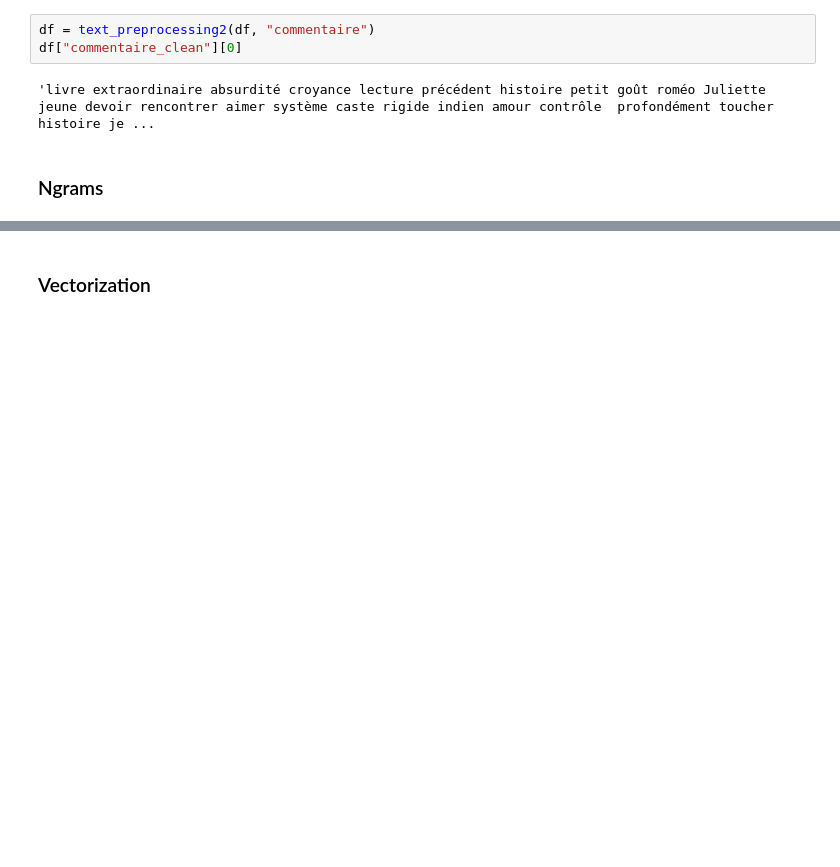
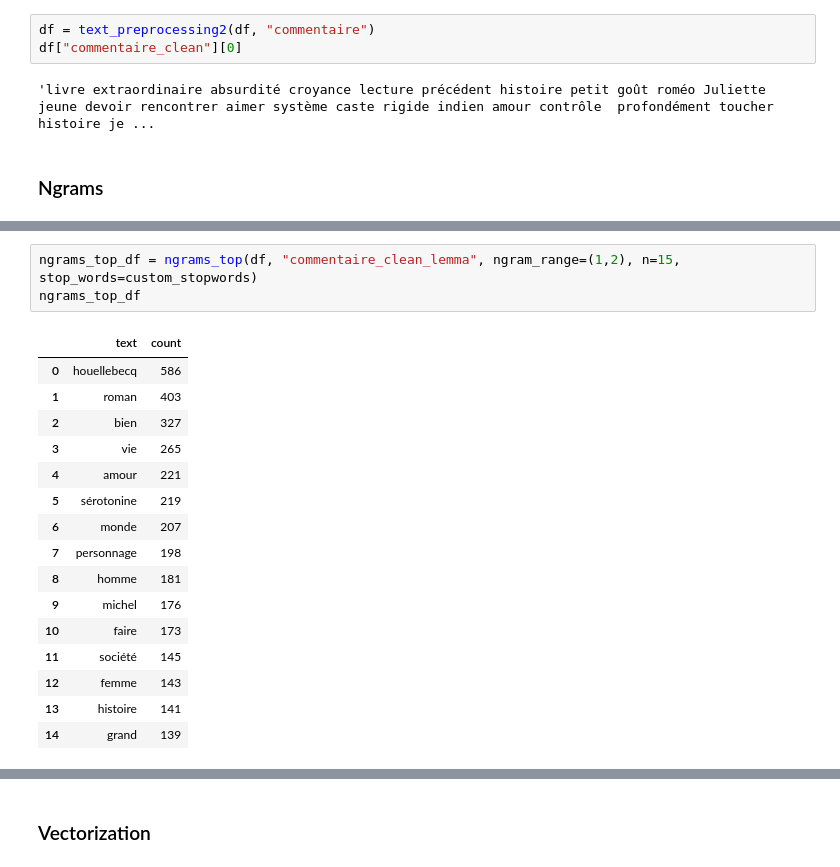
Before and after one commit to edtjulien/Books-recommendations, a Jupyter notebook: analyse/david-processing.ipynb, the cells around one changed output, grey strips where cells are left out. Saved outputs shown, nothing was run; the diff lists cells and outputs as text; blank space fills up the shorter version.

```diff
--- a/analyse/david-processing.ipynb
+++ b/analyse/david-processing.ipynb
@@ -214 +340,21 @@ ngrams_top_df
+# %%
+ngrams_top_df = ngrams_top(df, "commentaire_clean_lemma", ngram_range=(1,2), n=15, stop_words=custom_stopwords)
+ngrams_top_df
+# %% [output]
+|  | text | count |
+| 0 | houellebecq | 586 |
+| 1 | roman | 403 |
+| 2 | bien | 327 |
+| 3 | vie | 265 |
+| 4 | amour | 221 |
+| 5 | sérotonine | 219 |
+| 6 | monde | 207 |
+| 7 | personnage | 198 |
+| 8 | homme | 181 |
+| 9 | michel | 176 |
+| 10 | faire | 173 |
+| 11 | société | 145 |
+| 12 | femme | 143 |
+| 13 | histoire | 141 |
+| 14 | grand | 139 |
 # %%
```
Also changed, not shown: parts of 116 cells of this notebook.
